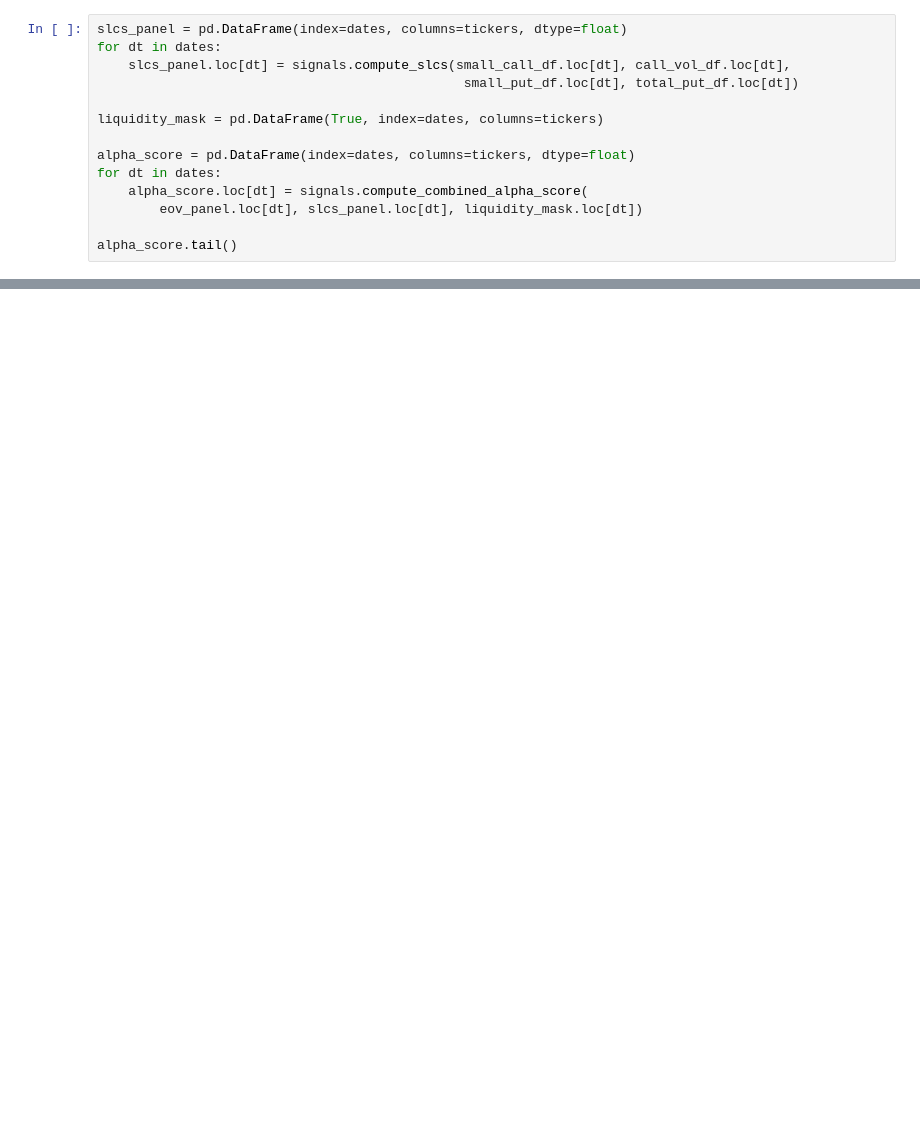
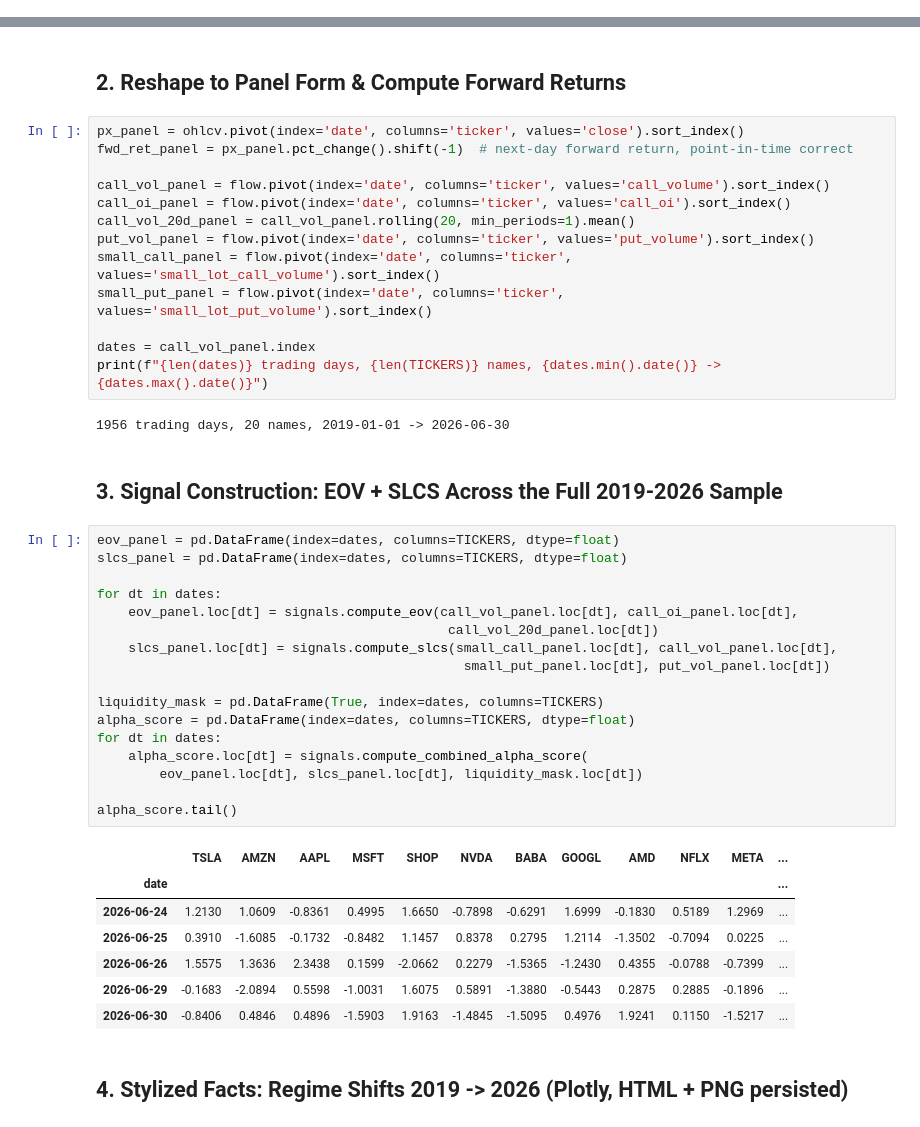
Before and after one commit to sm2774us/retail_flow_induced_gamma_dislocation, a Jupyter notebook: notebooks/RFGD_Research.ipynb, the cells around one changed output, grey strips where cells are left out. Drawn from its saved outputs; the diff is of its cells as text; blank space fills up the shorter version.

```diff
--- a/notebooks/RFGD_Research.ipynb
+++ b/notebooks/RFGD_Research.ipynb
@@ -122,14 +0,0 @@ We compute the full `Score^Alpha` (EOV + SLCS blend) panel.
-# %%
-slcs_panel = pd.DataFrame(index=dates, columns=tickers, dtype=float)
-for dt in dates:
-    slcs_panel.loc[dt] = signals.compute_slcs(small_call_df.loc[dt], call_vol_df.loc[dt],
-                                               small_put_df.loc[dt], total_put_df.loc[dt])
-
-liquidity_mask = pd.DataFrame(True, index=dates, columns=tickers)
-
-alpha_score = pd.DataFrame(index=dates, columns=tickers, dtype=float)
-for dt in dates:
-    alpha_score.loc[dt] = signals.compute_combined_alpha_score(
-        eov_panel.loc[dt], slcs_panel.loc[dt], liquidity_mask.loc[dt])
-
-alpha_score.tail()
@@ -257,0 +74,46 @@ print(json.dumps(report, indent=2, default=str))
+# %% [markdown]
+## 2. Reshape to Panel Form & Compute Forward Returns
+# %%
+px_panel = ohlcv.pivot(index='date', columns='ticker', values='close').sort_index()
+fwd_ret_panel = px_panel.pct_change().shift(-1)  # next-day forward return, point-in-time correct
+
+call_vol_panel = flow.pivot(index='date', columns='ticker', values='call_volume').sort_index()
+call_oi_panel = flow.pivot(index='date', columns='ticker', values='call_oi').sort_index()
+call_vol_20d_panel = call_vol_panel.rolling(20, min_periods=1).mean()
+put_vol_panel = flow.pivot(index='date', columns='ticker', values='put_volume').sort_index()
+small_call_panel = flow.pivot(index='date', columns='ticker', values='small_lot_call_volume').sort_index()
+small_put_panel = flow.pivot(index='date', columns='ticker', values='small_lot_put_volume').sort_index()
+
+dates = call_vol_panel.index
+print(f"{len(dates)} trading days, {len(TICKERS)} names, {dates.min().date()} -> {dates.max().date()}")
+# %% [output]
+1956 trading days, 20 names, 2019-01-01 -> 2026-06-30
+# %% [markdown]
+## 3. Signal Construction: EOV + SLCS Across the Full 2019-2026 Sample
+# %%
+eov_panel = pd.DataFrame(index=dates, columns=TICKERS, dtype=float)
+slcs_panel = pd.DataFrame(index=dates, columns=TICKERS, dtype=float)
+
+for dt in dates:
+    eov_panel.loc[dt] = signals.compute_eov(call_vol_panel.loc[dt], call_oi_panel.loc[dt],
+                                             call_vol_20d_panel.loc[dt])
+    slcs_panel.loc[dt] = signals.compute_slcs(small_call_panel.loc[dt], call_vol_panel.loc[dt],
+                                               small_put_panel.loc[dt], put_vol_panel.loc[dt])
+
+liquidity_mask = pd.DataFrame(True, index=dates, columns=TICKERS)
+alpha_score = pd.DataFrame(index=dates, columns=TICKERS, dtype=float)
+for dt in dates:
+    alpha_score.loc[dt] = signals.compute_combined_alpha_score(
+        eov_panel.loc[dt], slcs_panel.loc[dt], liquidity_mask.loc[dt])
+
+alpha_score.tail()
+# %% [output]
+|  | TSLA | AMZN | AAPL | MSFT | SHOP | NVDA | BABA | GOOGL | AMD | NFLX | META | ... |
+| date |  |  |  |  |  |  |  |  |  |  |  | ... |
+| 2026-06-24 | 1.2130 | 1.0609 | -0.8361 | 0.4995 | 1.6650 | -0.7898 | -0.6291 | 1.6999 | -0.1830 | 0.5189 | 1.2969 | ... |
+| 2026-06-25 | 0.3910 | -1.6085 | -0.1732 | -0.8482 | 1.1457 | 0.8378 | 0.2795 | 1.2114 | -1.3502 | -0.7094 | 0.0225 | ... |
+| 2026-06-26 | 1.5575 | 1.3636 | 2.3438 | 0.1599 | -2.0662 | 0.2279 | -1.5365 | -1.2430 | 0.4355 | -0.0788 | -0.7399 | ... |
+| 2026-06-29 | -0.1683 | -2.0894 | 0.5598 | -1.0031 | 1.6075 | 0.5891 | -1.3880 | -0.5443 | 0.2875 | 0.2885 | -0.1896 | ... |
+| 2026-06-30 | -0.8406 | 0.4846 | 0.4896 | -1.5903 | 1.9163 | -1.4845 | -1.5095 | 0.4976 | 1.9241 | 0.1150 | -1.5217 | ... |
+# %% [markdown]
+## 4. Stylized Facts: Regime Shifts 2019 -> 2026 (Plotly, HTML + PNG persisted)
```
Also changed, not shown: parts of 38 cells of this notebook, 30 other files.
